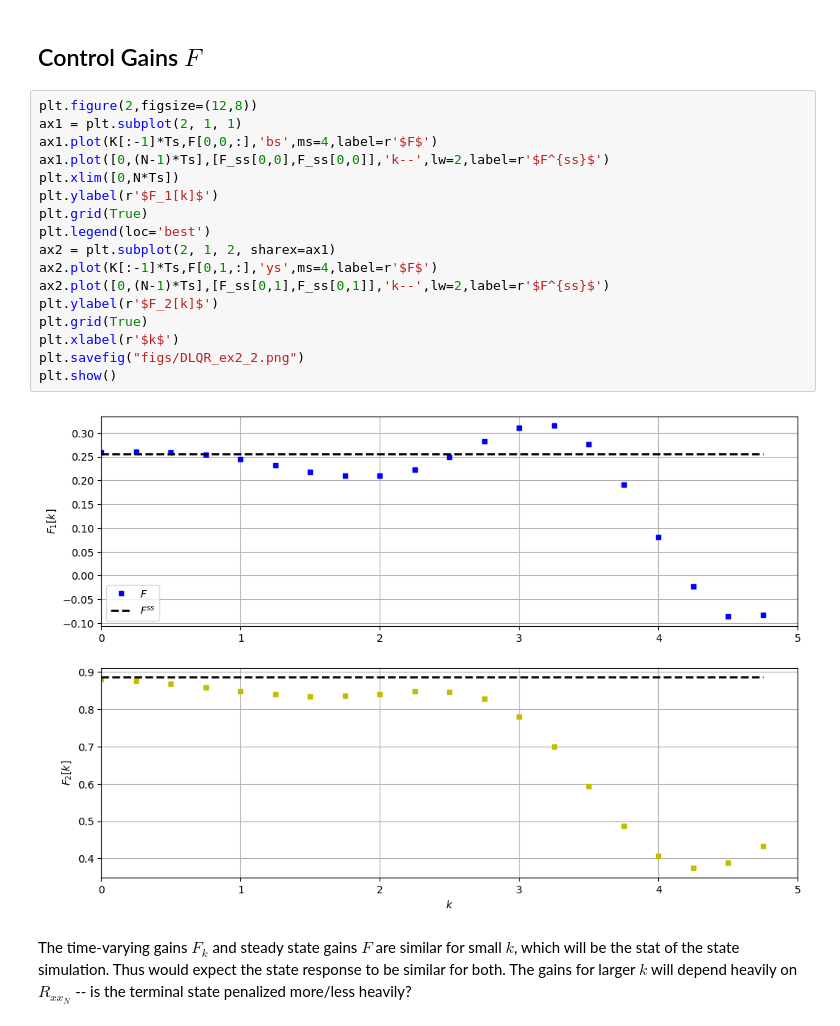
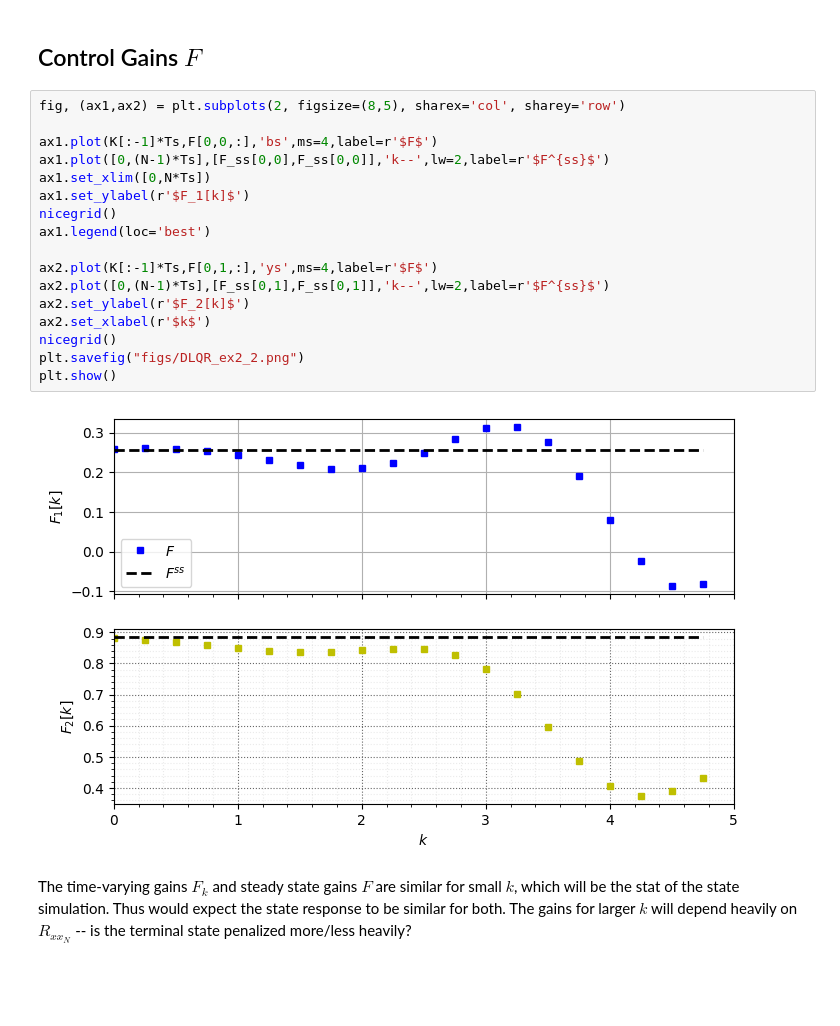
Before and after one commit to JonHowMIT/16_32_Software, a Jupyter notebook: L16_DLQR.ipynb, the cells around one changed output. Drawn from its saved outputs; the diff is of its cells as text; blank space fills up the shorter version.

```diff
--- a/L16_DLQR.ipynb
+++ b/L16_DLQR.ipynb
@@ -158,24 +162,24 @@ The plots show that, if $N$ is large then $P_k$ can easily converge to $P_{ss}$
 # %% [markdown]
 ## Control Gains $F$
 # %%
-plt.figure(2,figsize=(12,8))
-ax1 = plt.subplot(2, 1, 1)
+fig, (ax1,ax2) = plt.subplots(2, figsize=(8,5), sharex='col', sharey='row')
+
 ax1.plot(K[:-1]*Ts,F[0,0,:],'bs',ms=4,label=r'$F$')
 ax1.plot([0,(N-1)*Ts],[F_ss[0,0],F_ss[0,0]],'k--',lw=2,label=r'$F^{ss}$')
-plt.xlim([0,N*Ts])
-plt.ylabel(r'$F_1[k]$')
-plt.grid(True)
-plt.legend(loc='best')
-ax2 = plt.subplot(2, 1, 2, sharex=ax1)
+ax1.set_xlim([0,N*Ts])
+ax1.set_ylabel(r'$F_1[k]$')
+nicegrid()
+ax1.legend(loc='best')
+
 ax2.plot(K[:-1]*Ts,F[0,1,:],'ys',ms=4,label=r'$F$')
 ax2.plot([0,(N-1)*Ts],[F_ss[0,1],F_ss[0,1]],'k--',lw=2,label=r'$F^{ss}$')
-plt.ylabel(r'$F_2[k]$')
-plt.grid(True)
-plt.xlabel(r'$k$')
+ax2.set_ylabel(r'$F_2[k]$')
+ax2.set_xlabel(r'$k$')
+nicegrid()
 plt.savefig("figs/DLQR_ex2_2.png")
 plt.show()
 # %% [output]
-[figure, old version]
+[figure, new version]
 # %% [markdown]
 The time-varying gains $F_k$ and steady state gains $F$ are similar for small $k$, which will be the stat of the state simulation. Thus would expect the state response to be similar for both. The gains for larger $k$ will depend heavily on $R_{xx_N}$ -- is the terminal state penalized more/less heavily?
 # %%
```
Also changed, not shown: parts of 4 cells of this notebook, 6 other files.
